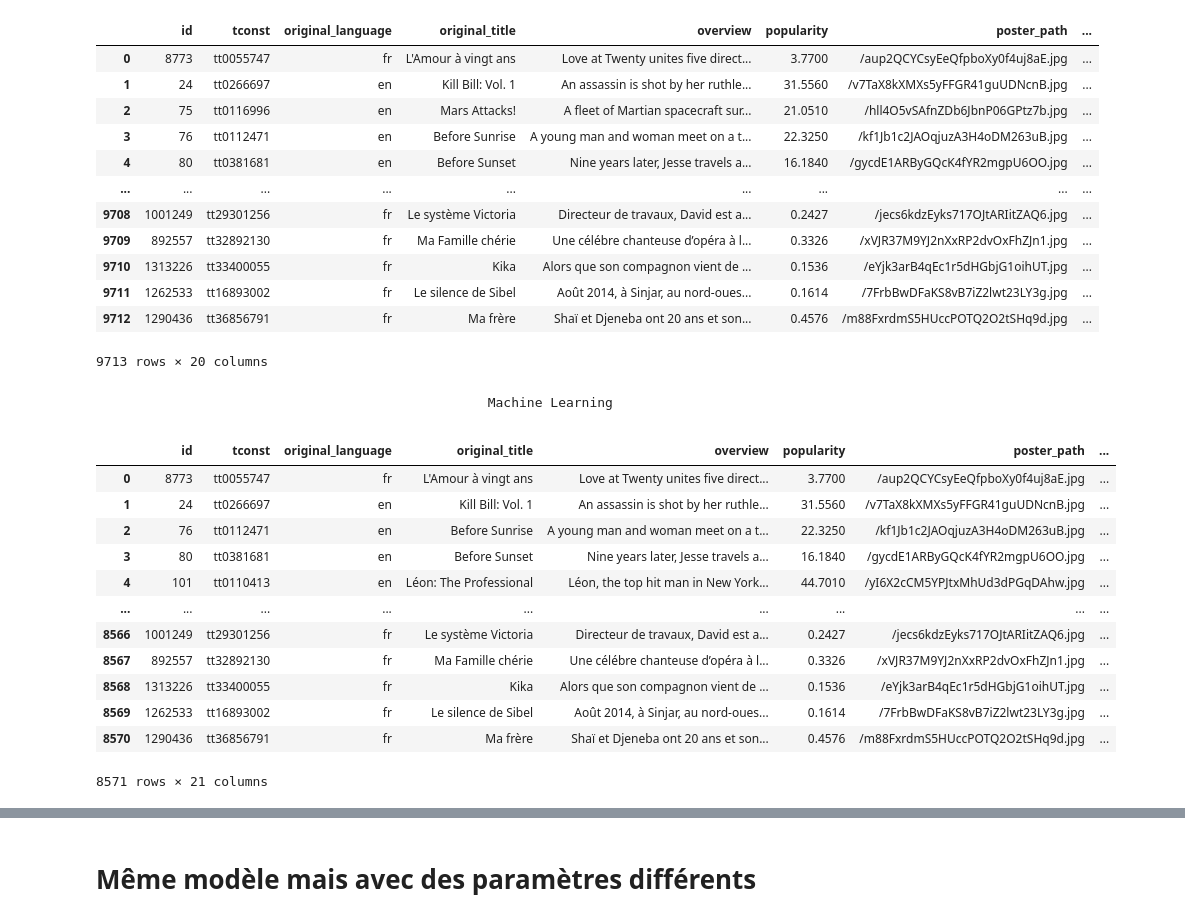
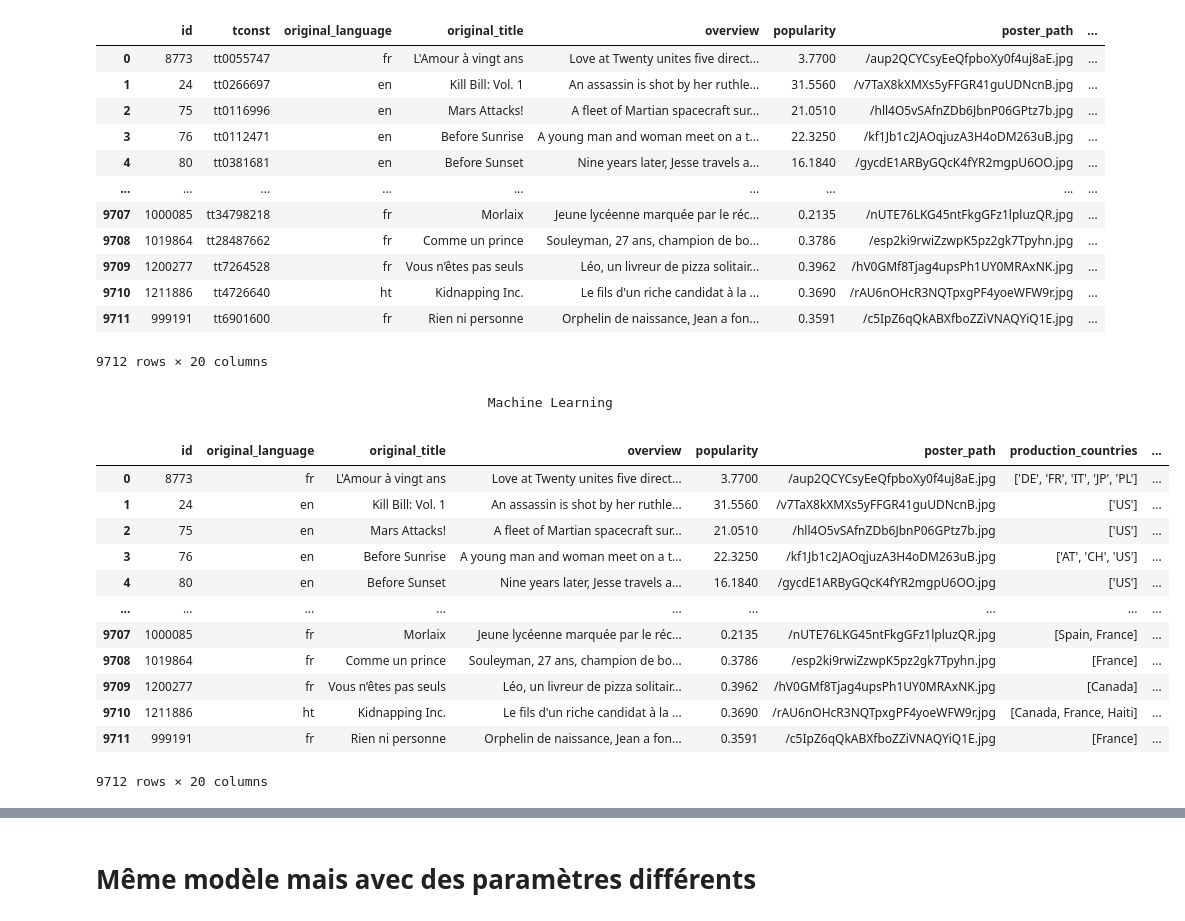
Before and after one commit to jbhdev/data-films, a Jupyter notebook: Merged_movies.ipynb, the cells around one changed output, grey strips where cells are left out. Saved outputs shown, nothing was run; the diff lists cells and outputs as text; code cells hidden in the pictures.

```diff
--- a/Merged_movies.ipynb
+++ b/Merged_movies.ipynb
@@ -10,8 +10,8 @@ from sklearn.base import BaseEstimator, TransformerMixin
 from sklearn.utils.validation import check_array
 from sklearn.neighbors import NearestNeighbors
 # %%
-data = pd.read_csv('c:/Users/sirnb/OneDrive/Bureau/WildCode/Projets/Projet_2_App/Table_CSV_export/movie_tmdb.csv' , sep=',')
-movie = pd.read_csv('C:/Users/sirnb/OneDrive/Bureau/WildCode/Projets/Projet_2_App/Table_CSV_export/movie.csv', sep=',')
+data = pd.read_csv('datasets/raw/movie_tmdb.csv' , sep=',')
+movie = pd.read_csv('datasets/raw/movie.csv', sep=',')
 
 """ Changement des formats facilitant les traitements """
 
@@ -54,7 +56,7 @@ data_fr = data_fr.drop(columns=['adult','backdrop_path','belongs_to_collection',
 data_fr['release_date'] = pd.to_datetime(data_fr['release_date'])
 
 # Rajout de la colonne decennie et start year
-data_fr['startYear'] = data_fr['release_date'].dt.year
+data_fr['startYear'] = data_fr['release_date'].dt.year.astype('Int64')
 
 # Créer la colonne décennie
 data_fr['decennie'] = (data_fr['startYear'] // 10) * 10
@@ -133,9 +135,12 @@ films.drop_duplicates(subset='id', inplace=True)
 # changer le Format de released_date en date time
 films['release_date'] = pd.to_datetime(films['release_date'], errors='coerce')
 
+films['startYear'] = films['startYear'].astype('Int64')
+
+films['decennie'] = films['decennie'].astype('Int64')
+
 # Start year à partir de 1960
 films = films[films['startYear'] >= 1960]
-
 # Filtrer la note à partir de 5.8
 #films = films[films['vote_average'] >= 5.8]
 
@@ -151,41 +156,52 @@ films
 | 3 | 76 | tt0112471 | en | Before Sunrise | A young man and woman meet on a t... | 22.3250 | /kf1Jb1c2JAOqjuzA3H4oDM263uB.jpg | ... |
 | 4 | 80 | tt0381681 | en | Before Sunset | Nine years later, Jesse travels a... | 16.1840 | /gycdE1ARByGQcK4fYR2mgpU6OO.jpg | ... |
 | ... | ... | ... | ... | ... | ... | ... | ... | ... |
-| 9708 | 1001249 | tt29301256 | fr | Le système Victoria | Directeur de travaux, David est a... | 0.2427 | /jecs6kdzEyks717OJtARIitZAQ6.jpg | ... |
-| 9709 | 892557 | tt32892130 | fr | Ma Famille chérie | Une célébre chanteuse d’opéra à l... | 0.3326 | /xVJR37M9YJ2nXxRP2dvOxFhZJn1.jpg | ... |
-| 9710 | 1313226 | tt33400055 | fr | Kika | Alors que son compagnon vient de ... | 0.1536 | /eYjk3arB4qEc1r5dHGbjG1oihUT.jpg | ... |
-| 9711 | 1262533 | tt16893002 | fr | Le silence de Sibel | Août 2014, à Sinjar, au nord-oues... | 0.1614 | /7FrbBwDFaKS8vB7iZ2lwt23LY3g.jpg | ... |
-| 9712 | 1290436 | tt36856791 | fr | Ma frère | Shaï et Djeneba ont 20 ans et son... | 0.4576 | /m88FxrdmS5HUccPOTQ2O2tSHq9d.jpg | ... |
+| 9707 | 1000085 | tt34798218 | fr | Morlaix | Jeune lycéenne marquée par le réc... | 0.2135 | /nUTE76LKG45ntFkgGFz1lpluzQR.jpg | ... |
+| 9708 | 1019864 | tt28487662 | fr | Comme un prince | Souleyman, 27 ans, champion de bo... | 0.3786 | /esp2ki9rwiZzwpK5pz2gk7Tpyhn.jpg | ... |
+| 9709 | 1200277 | tt7264528 | fr | Vous n’êtes pas seuls | Léo, un livreur de pizza solitair... | 0.3962 | /hV0GMf8Tjag4upsPh1UY0MRAxNK.jpg | ... |
+| 9710 | 1211886 | tt4726640 | ht | Kidnapping Inc. | Le fils d'un riche candidat à la ... | 0.3690 | /rAU6nOHcR3NQTpxgPF4yoeWFW9r.jpg | ... |
+| 9711 | 999191 | tt6901600 | fr | Rien ni personne | Orphelin de naissance, Jean a fon... | 0.3591 | /c5IpZ6qQkABXfboZZiVNAQYiQ1E.jpg | ... |
-9713 rows × 20 columns
+9712 rows × 20 columns
 # %% [markdown]
                                                     Machine Learning
 # %%
-# Nettoyage des lignes manquantes
-films = films.dropna()
+
+
 films = films.copy()
-films.reset_index(drop=True, inplace=True)
+
 # nouveau dataframe avec uniquement les deux premiers acteurs, actrices et un réalisateur
-films[['acteurs_1','acteurs_2']] = films['actors'].apply(lambda x: pd.Series(x[:2]))
-films['actrices'] = films['actresses'].apply(lambda x: x[0] if len(x) > 0 else None)
-films['realisateurs'] = films['directors'].apply(lambda x: x[0] if len(x) > 0 else None)
+films[['acteurs_1', 'acteurs_2']] = films['actors'].apply(lambda x: pd.Series(x[:2]) if isinstance(x, list) else pd.Series([None, None]))
+films['actrices'] = films['actresses'].apply(lambda x: x[0] if isinstance(x, list) and len(x) > 0 else None)
+films['realisateurs'] = films['directors'].apply(lambda x: x[0] if isinstance(x, list) and len(x) > 0 else None)
+
+films['acteurs_1'] = films['acteurs_1'].fillna('unknown_actor')
+films['acteurs_2'] = films['acteurs_2'].fillna('unknown_actor')
+films['actrices'] = films['actrices'].fillna('unknown_actress')
+films['realisateurs'] = films['realisateurs'].fillna('unknown_director')
+films['genres'] = films['genres'].fillna('unknown_genre')
 
 # Suppression des colonnes actors, acrtress et directors
-films = films.drop(columns=['actors', 'actresses', 'directors'])
+films = films.drop(columns=['tconst','actors', 'actresses', 'directors'])
+
+# Nettoyage des lignes manquantes
+#films = films.dropna()
+
+films.reset_index(drop=True, inplace=True)
 
 films
 # %% [output]
-|  | id | tconst | original_language | original_title | overview | popularity | poster_path | ... |
-| 0 | 8773 | tt0055747 | fr | L'Amour à vingt ans | Love at Twenty unites five direct... | 3.7700 | /aup2QCYCsyEeQfpboXy0f4uj8aE.jpg | ... |
-| 1 | 24 | tt0266697 | en | Kill Bill: Vol. 1 | An assassin is shot by her ruthle... | 31.5560 | /v7TaX8kXMXs5yFFGR41guUDNcnB.jpg | ... |
-| 2 | 76 | tt0112471 | en | Before Sunrise | A young man and woman meet on a t... | 22.3250 | /kf1Jb1c2JAOqjuzA3H4oDM263uB.jpg | ... |
-| 3 | 80 | tt0381681 | en | Before Sunset | Nine years later, Jesse travels a... | 16.1840 | /gycdE1ARByGQcK4fYR2mgpU6OO.jpg | ... |
-| 4 | 101 | tt0110413 | en | Léon: The Professional | Léon, the top hit man in New York... | 44.7010 | /yI6X2cCM5YPJtxMhUd3dPGqDAhw.jpg | ... |
+|  | id | original_language | original_title | overview | popularity | poster_path | production_countries | ... |
+| 0 | 8773 | fr | L'Amour à vingt ans | Love at Twenty unites five direct... | 3.7700 | /aup2QCYCsyEeQfpboXy0f4uj8aE.jpg | ['DE', 'FR', 'IT', 'JP', 'PL'] | ... |
+| 1 | 24 | en | Kill Bill: Vol. 1 | An assassin is shot by her ruthle... | 31.5560 | /v7TaX8kXMXs5yFFGR41guUDNcnB.jpg | ['US'] | ... |
+| 2 | 75 | en | Mars Attacks! | A fleet of Martian spacecraft sur... | 21.0510 | /hll4O5vSAfnZDb6JbnP06GPtz7b.jpg | ['US'] | ... |
+| 3 | 76 | en | Before Sunrise | A young man and woman meet on a t... | 22.3250 | /kf1Jb1c2JAOqjuzA3H4oDM263uB.jpg | ['AT', 'CH', 'US'] | ... |
+| 4 | 80 | en | Before Sunset | Nine years later, Jesse travels a... | 16.1840 | /gycdE1ARByGQcK4fYR2mgpU6OO.jpg | ['US'] | ... |
 | ... | ... | ... | ... | ... | ... | ... | ... | ... |
-| 8566 | 1001249 | tt29301256 | fr | Le système Victoria | Directeur de travaux, David est a... | 0.2427 | /jecs6kdzEyks717OJtARIitZAQ6.jpg | ... |
-| 8567 | 892557 | tt32892130 | fr | Ma Famille chérie | Une célébre chanteuse d’opéra à l... | 0.3326 | /xVJR37M9YJ2nXxRP2dvOxFhZJn1.jpg | ... |
-| 8568 | 1313226 | tt33400055 | fr | Kika | Alors que son compagnon vient de ... | 0.1536 | /eYjk3arB4qEc1r5dHGbjG1oihUT.jpg | ... |
-| 8569 | 1262533 | tt16893002 | fr | Le silence de Sibel | Août 2014, à Sinjar, au nord-oues... | 0.1614 | /7FrbBwDFaKS8vB7iZ2lwt23LY3g.jpg | ... |
-| 8570 | 1290436 | tt36856791 | fr | Ma frère | Shaï et Djeneba ont 20 ans et son... | 0.4576 | /m88FxrdmS5HUccPOTQ2O2tSHq9d.jpg | ... |
+| 9707 | 1000085 | fr | Morlaix | Jeune lycéenne marquée par le réc... | 0.2135 | /nUTE76LKG45ntFkgGFz1lpluzQR.jpg | [Spain, France] | ... |
+| 9708 | 1019864 | fr | Comme un prince | Souleyman, 27 ans, champion de bo... | 0.3786 | /esp2ki9rwiZzwpK5pz2gk7Tpyhn.jpg | [France] | ... |
+| 9709 | 1200277 | fr | Vous n’êtes pas seuls | Léo, un livreur de pizza solitair... | 0.3962 | /hV0GMf8Tjag4upsPh1UY0MRAxNK.jpg | [Canada] | ... |
+| 9710 | 1211886 | ht | Kidnapping Inc. | Le fils d'un riche candidat à la ... | 0.3690 | /rAU6nOHcR3NQTpxgPF4yoeWFW9r.jpg | [Canada, France, Haiti] | ... |
+| 9711 | 999191 | fr | Rien ni personne | Orphelin de naissance, Jean a fon... | 0.3591 | /c5IpZ6qQkABXfboZZiVNAQYiQ1E.jpg | [France] | ... |
-8571 rows × 21 columns
+9712 rows × 20 columns
 # %%
 # Exportation du dataframe en csv
```
Also changed, not shown: parts of 10 cells of this notebook, 5 other files.
